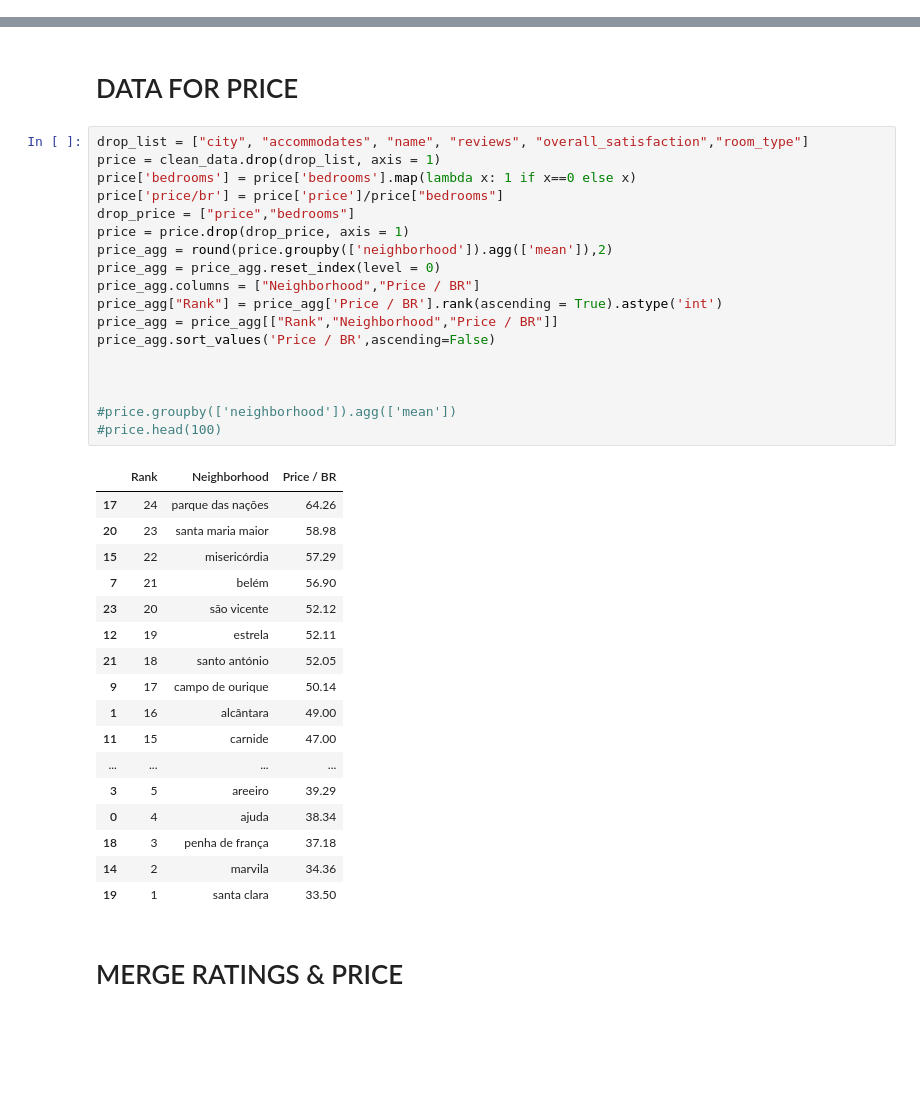
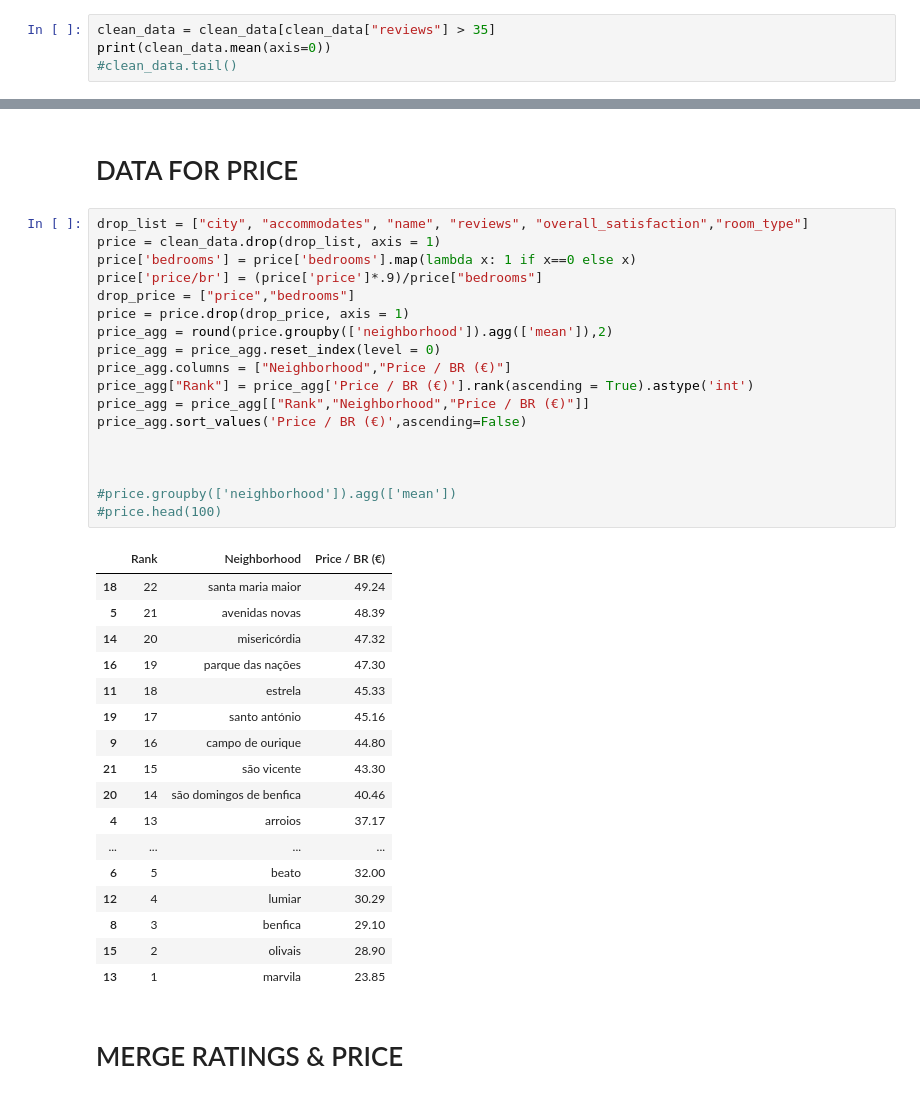
Before and after one commit to frankcardozo/Project-Week-2-Lisbon, a Jupyter notebook: your-project/ratings-price.ipynb, the cells around one changed output, grey strips where cells are left out. Drawn from its saved outputs; the diff is of its cells as text; blank space fills up the shorter version.

```diff
--- a/your-project/ratings-price.ipynb
+++ b/your-project/ratings-price.ipynb
@@ -36,0 +53,4 @@ clean_data.head()
+# %%
+clean_data = clean_data[clean_data["reviews"] > 35]
+print(clean_data.mean(axis=0))
+#clean_data.tail()
@@ -75,39 +104,39 @@ ratings_agg.sort_values(["Weighted Ratings"],ascending = True)
 # %%
 drop_list = ["city", "accommodates", "name", "reviews", "overall_satisfaction","room_type"]
 price = clean_data.drop(drop_list, axis = 1)
 price['bedrooms'] = price['bedrooms'].map(lambda x: 1 if x==0 else x)
-price['price/br'] = price['price']/price["bedrooms"]
+price['price/br'] = (price['price']*.9)/price["bedrooms"]
 drop_price = ["price","bedrooms"]
 price = price.drop(drop_price, axis = 1)
 price_agg = round(price.groupby(['neighborhood']).agg(['mean']),2)
 price_agg = price_agg.reset_index(level = 0)
-price_agg.columns = ["Neighborhood","Price / BR"]
-price_agg["Rank"] = price_agg['Price / BR'].rank(ascending = True).astype('int')
-price_agg = price_agg[["Rank","Neighborhood","Price / BR"]]
-price_agg.sort_values('Price / BR',ascending=False)
+price_agg.columns = ["Neighborhood","Price / BR (€)"]
+price_agg["Rank"] = price_agg['Price / BR (€)'].rank(ascending = True).astype('int')
+price_agg = price_agg[["Rank","Neighborhood","Price / BR (€)"]]
+price_agg.sort_values('Price / BR (€)',ascending=False)
 
 
 
 #price.groupby(['neighborhood']).agg(['mean'])
 #price.head(100)
 # %% [output]
-|  | Rank | Neighborhood | Price / BR |
-| 17 | 24 | parque das nações | 64.26 |
-| 20 | 23 | santa maria maior | 58.98 |
-| 15 | 22 | misericórdia | 57.29 |
-| 7 | 21 | belém | 56.90 |
-| 23 | 20 | são vicente | 52.12 |
-| 12 | 19 | estrela | 52.11 |
-| 21 | 18 | santo antónio | 52.05 |
-| 9 | 17 | campo de ourique | 50.14 |
-| 1 | 16 | alcântara | 49.00 |
-| 11 | 15 | carnide | 47.00 |
+|  | Rank | Neighborhood | Price / BR (€) |
+| 18 | 22 | santa maria maior | 49.24 |
+| 5 | 21 | avenidas novas | 48.39 |
+| 14 | 20 | misericórdia | 47.32 |
+| 16 | 19 | parque das nações | 47.30 |
+| 11 | 18 | estrela | 45.33 |
+| 19 | 17 | santo antónio | 45.16 |
+| 9 | 16 | campo de ourique | 44.80 |
+| 21 | 15 | são vicente | 43.30 |
+| 20 | 14 | são domingos de benfica | 40.46 |
+| 4 | 13 | arroios | 37.17 |
 | ... | ... | ... | ... |
-| 3 | 5 | areeiro | 39.29 |
-| 0 | 4 | ajuda | 38.34 |
-| 18 | 3 | penha de frança | 37.18 |
-| 14 | 2 | marvila | 34.36 |
-| 19 | 1 | santa clara | 33.50 |
+| 6 | 5 | beato | 32.00 |
+| 12 | 4 | lumiar | 30.29 |
+| 8 | 3 | benfica | 29.10 |
+| 15 | 2 | olivais | 28.90 |
+| 13 | 1 | marvila | 23.85 |
 # %% [markdown]
 # MERGE RATINGS & PRICE
 # %%
```
Also changed, not shown: parts of 9 cells of this notebook.
